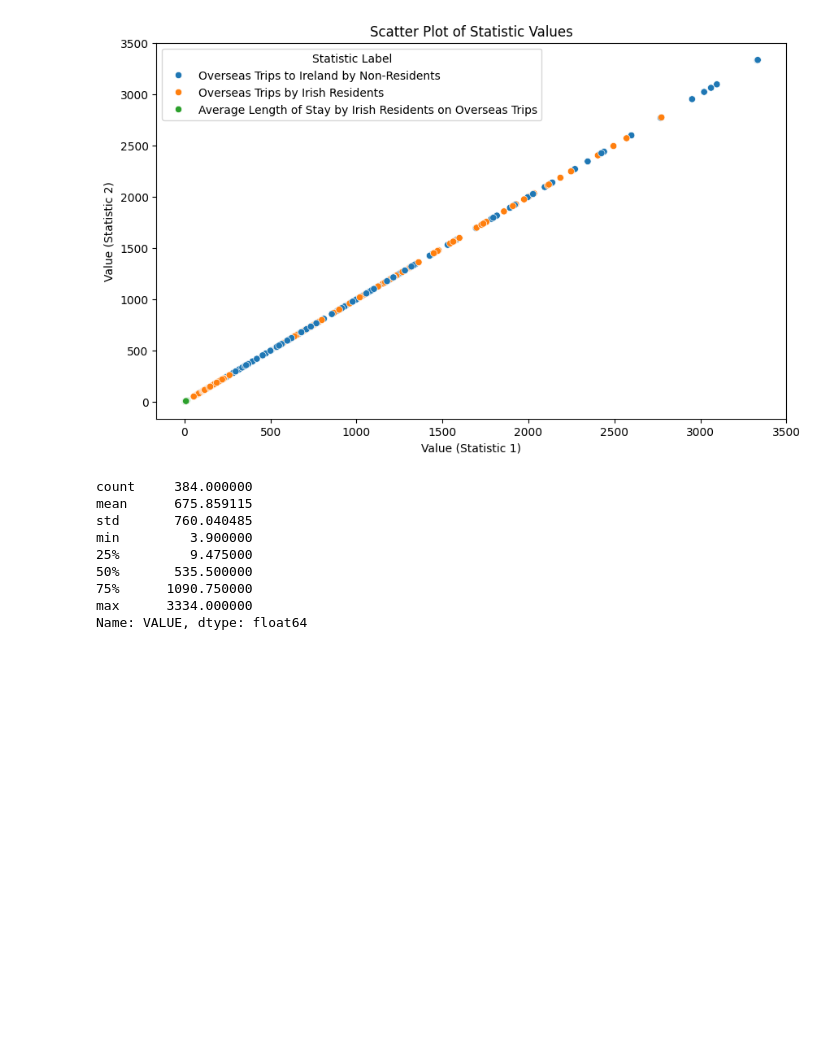
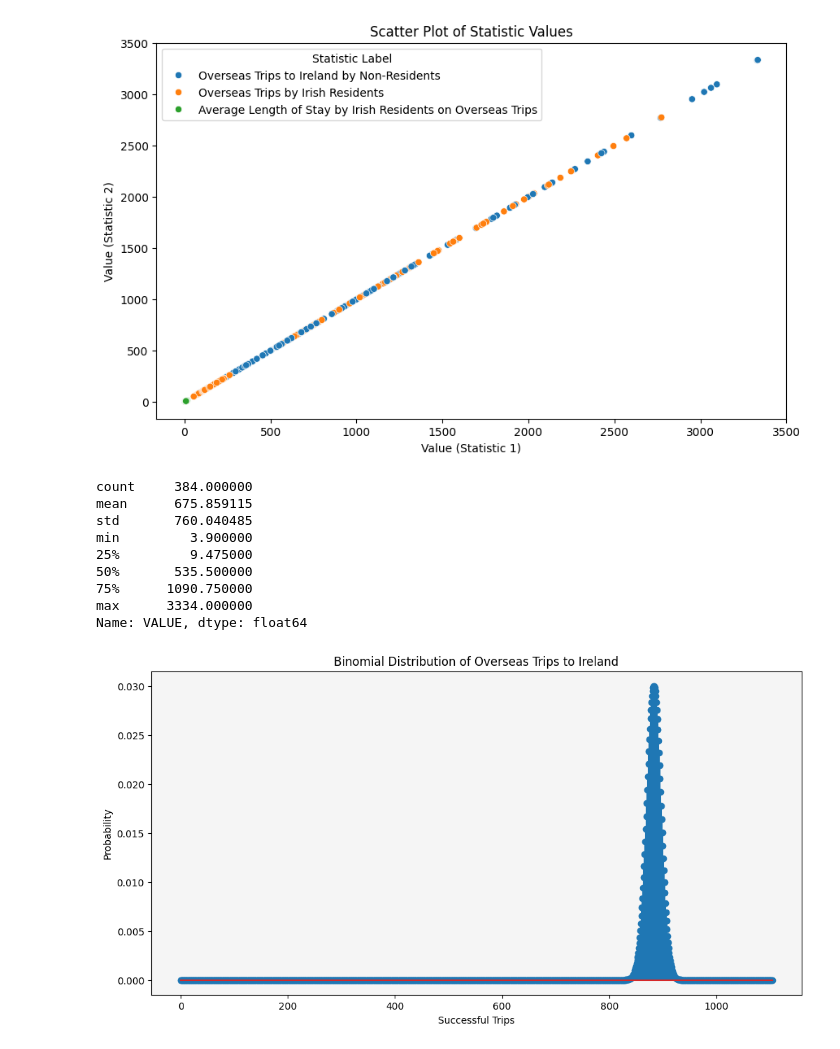
Before and after one commit to rupeshyanampally/Assignment, a Jupyter notebook: Untitled.ipynb, the cells around one changed output. Saved outputs shown, nothing was run; the diff lists cells and outputs as text; code cells hidden in the pictures; blank space fills up the shorter version.

Commit message:
binomial distribution

```diff
--- a/Untitled.ipynb
+++ b/Untitled.ipynb
@@ -91,0 +95,16 @@ Name: VALUE, dtype: float64
+# %%
+mean_binom = int(overseas_trips['VALUE'].mean())
+prob_binom = 0.8
+# %%
+x_binom = np.arange(0, mean_binom + 1)
+binom_pmf = binom.pmf(x_binom, n=mean_binom, p=prob_binom)
+# %%
+plt.figure(figsize=(12, 6))
+plt.stem(x_binom, binom_pmf)
+plt.xlabel("Successful Trips")
+plt.ylabel("Probability")
+plt.title("Binomial Distribution of Overseas Trips to Ireland")
+plt.gca().set_facecolor("#f5f5f5")
+plt.show()
+# %% [output]
+[figure, added]
```
Also changed, not shown: parts of 1 cell of this notebook.
